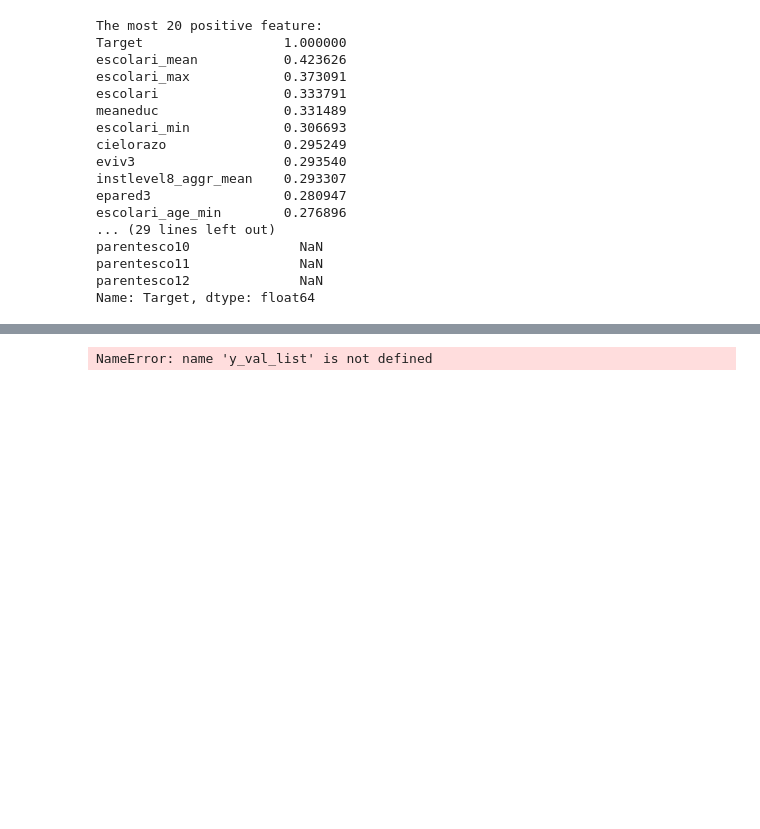
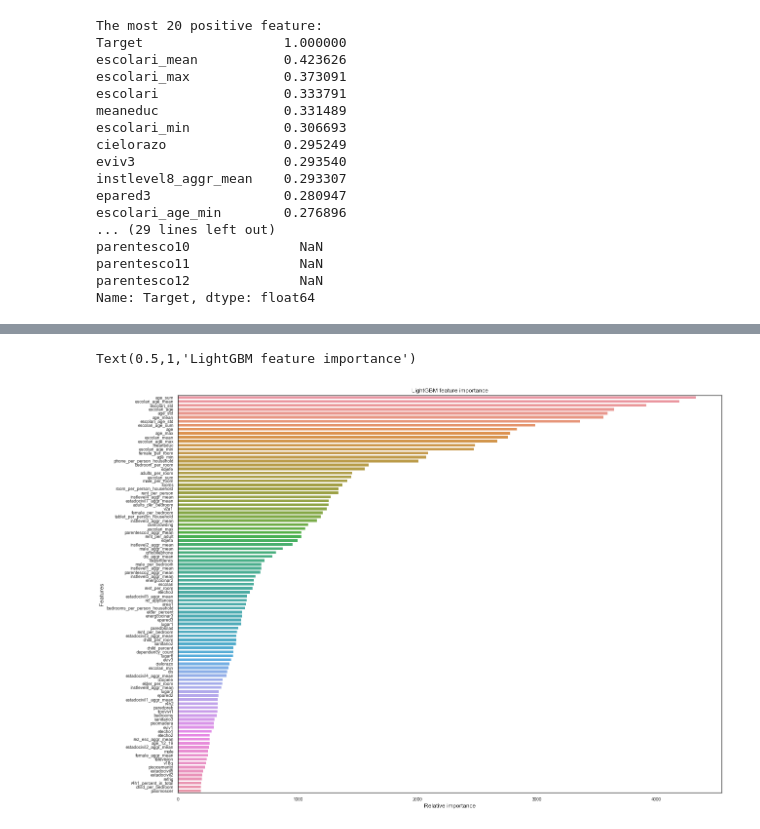
Before and after one commit to junyitt/CostaRica7003, a Jupyter notebook: 0.43.ipynb, the cells around one changed output, grey strips where cells are left out. Cells and saved outputs as stored; diff of their text form; code cells hidden in the pictures; blank space fills up the shorter version.

```diff
--- a/0.43.ipynb
+++ b/0.43.ipynb
@@ -368,13 +441,26 @@ Early stopping, best iteration is:
+# %%
+X = train
+indices = np.argsort(clf.feature_importances_)[::-1]
+top_100_indices = indices[:100]
+
+# Visualise these with a barplot
+plt.subplots(figsize=(20, 15))
+g = sns.barplot(y=X.columns[top_100_indices], x = clf.feature_importances_[top_100_indices], orient='h')
+g.set_xlabel("Relative importance",fontsize=12)
+g.set_ylabel("Features",fontsize=12)
+g.tick_params(labelsize=9)
+g.set_title("LightGBM feature importance")
+# %% [output]
+Text(0.5,1,'LightGBM feature importance')
+[figure, added]
 # %%
-from sklearn.metrics import f1_score
-f1_list = []
-for j in range(len(y_val_list)):
-    f1 = f1_score(y_val_pred_list[j], y_val_list[j], average='macro')
-    f1_list.append(f1)
-    print(f1)
-np.array(f1_list).mean()
+# from sklearn.metrics import f1_score
+# f1_list = []
+# for j in range(len(y_val_list)):
+#     f1 = f1_score(y_val_pred_list[j], y_val_list[j], average='macro')
+#     f1_list.append(f1)
+#     print(f1)
+# np.array(f1_list).mean()
-# %% [output]
-NameError: name 'y_val_list' is not defined
 # %%
 # evaluate_macroF1_lgb
 # %%
```
Also changed, not shown: parts of 2 cells of this notebook, 1 other file.
